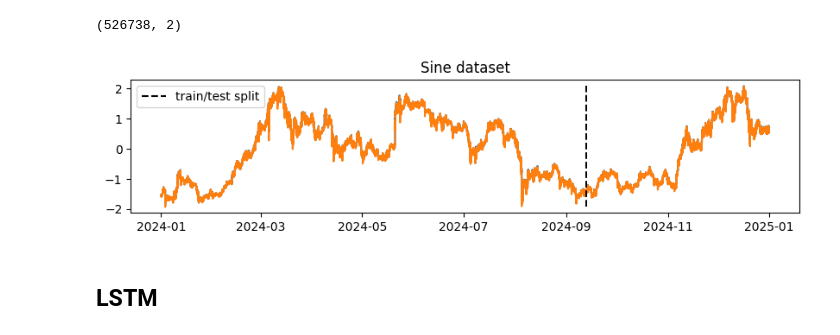
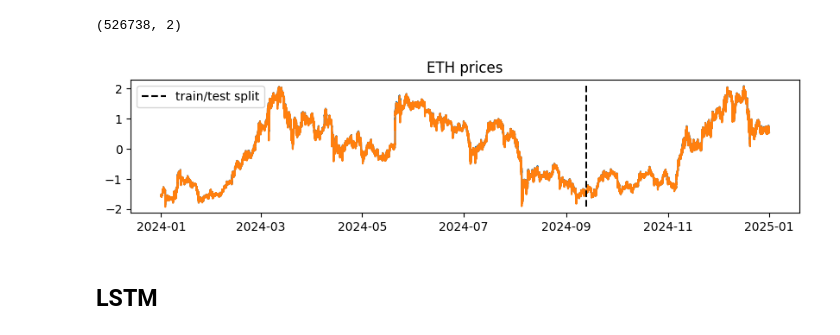
Before and after one commit to adenshulga/ETH_UE_PUBLIC, a Jupyter notebook: notebooks/eth_prices.ipynb, the cells around one changed output. Cells and saved outputs as stored; diff of their text form; code cells hidden in the pictures.

```diff
--- a/notebooks/eth_prices.ipynb
+++ b/notebooks/eth_prices.ipynb
@@ -59,13 +59,13 @@ test_target = target[int(l*split):]
 # %%
 min_, max_ = target.min(), target.max()
 plt.figure(figsize=(10, 2))
 plt.plot(binance_ethusd_2024.index, target)
 plt.vlines(binance_ethusd_2024.index[int(l*split)], min_, max_, linestyles='dashed', color='black', label='train/test split')
-plt.title('Sine dataset')
+plt.title('ETH prices')
 plt.legend()
 plt.show()
 # %% [output]
-[figure, old version]
+[figure, new version]
 # %% [markdown]
 ## LSTM
 # %%
```
Also changed, not shown: 6 other files.
